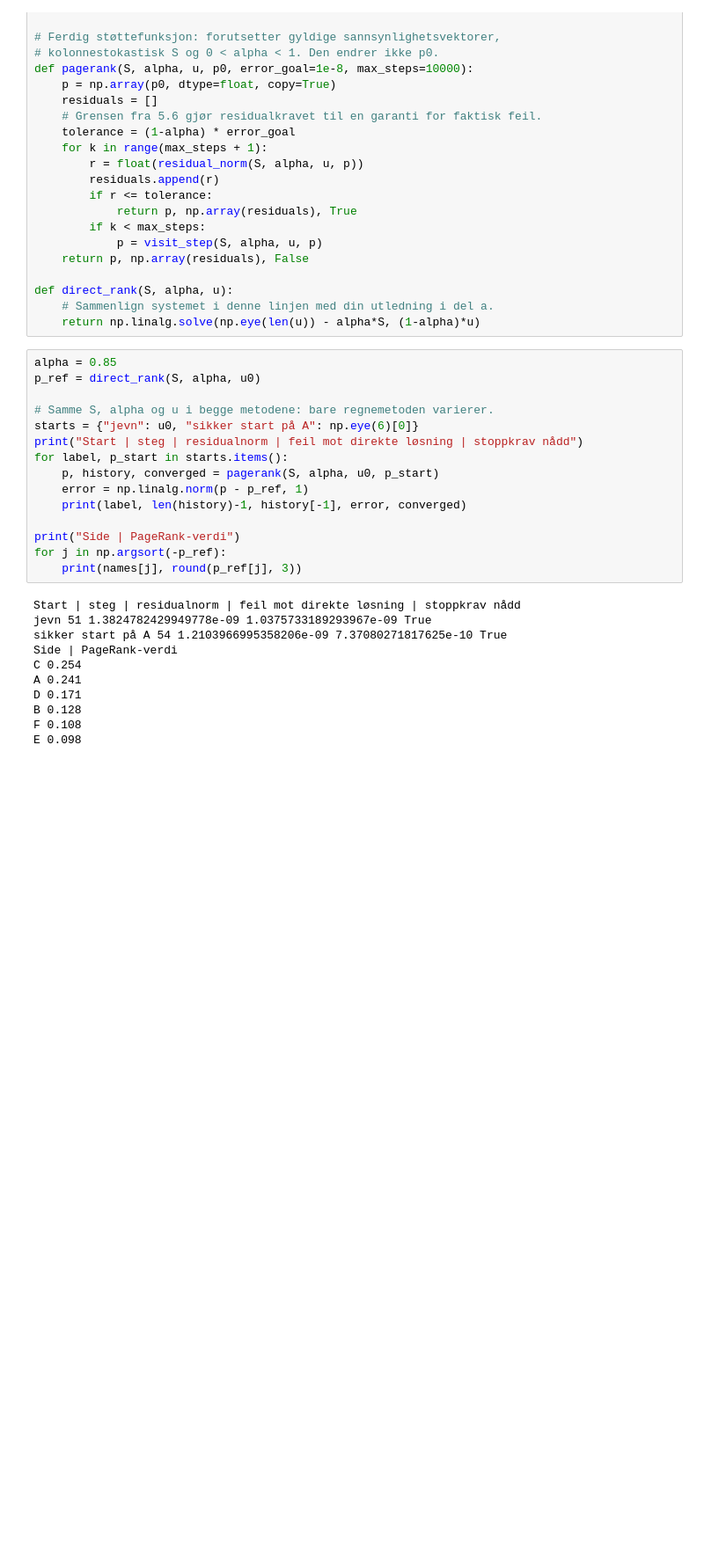
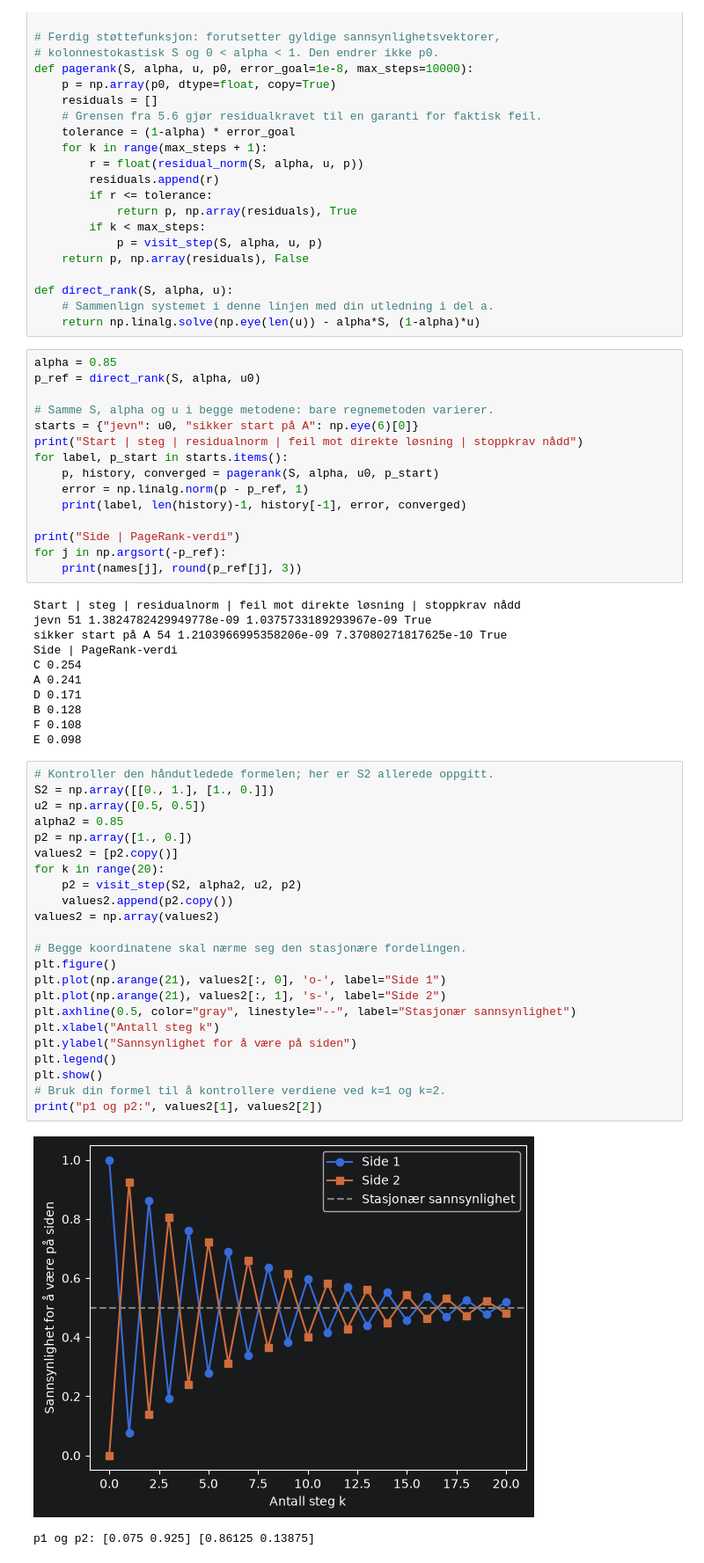
Before and after one commit to Erikth2104/IMAG_3011, a Jupyter notebook: Uke 5/Prosjekt5_rangeringen.ipynb, the cells around one changed output. Shown at 88% size. Saved outputs shown, nothing was run; the diff lists cells and outputs as text; blank space fills up the shorter version.

```diff
--- a/Uke 5/Prosjekt5_rangeringen.ipynb
+++ b/Uke 5/Prosjekt5_rangeringen.ipynb
@@ -84,3 +84,29 @@ D 0.171
 B 0.128
 F 0.108
 E 0.098
+# %%
+# Kontroller den håndutledede formelen; her er S2 allerede oppgitt.
+S2 = np.array([[0., 1.], [1., 0.]])
+u2 = np.array([0.5, 0.5])
+alpha2 = 0.85
+p2 = np.array([1., 0.])
+values2 = [p2.copy()]
+for k in range(20):
+    p2 = visit_step(S2, alpha2, u2, p2)
+    values2.append(p2.copy())
+values2 = np.array(values2)
+
+# Begge koordinatene skal nærme seg den stasjonære fordelingen.
+plt.figure()
+plt.plot(np.arange(21), values2[:, 0], 'o-', label="Side 1")
+plt.plot(np.arange(21), values2[:, 1], 's-', label="Side 2")
+plt.axhline(0.5, color="gray", linestyle="--", label="Stasjonær sannsynlighet")
+plt.xlabel("Antall steg k")
+plt.ylabel("Sannsynlighet for å være på siden")
+plt.legend()
+plt.show()
+# Bruk din formel til å kontrollere verdiene ved k=1 og k=2.
+print("p1 og p2:", values2[1], values2[2])
+# %% [output]
+[figure, added]
+p1 og p2: [0.075 0.925] [0.86125 0.13875]
```
Also changed, not shown: 10 other files.
